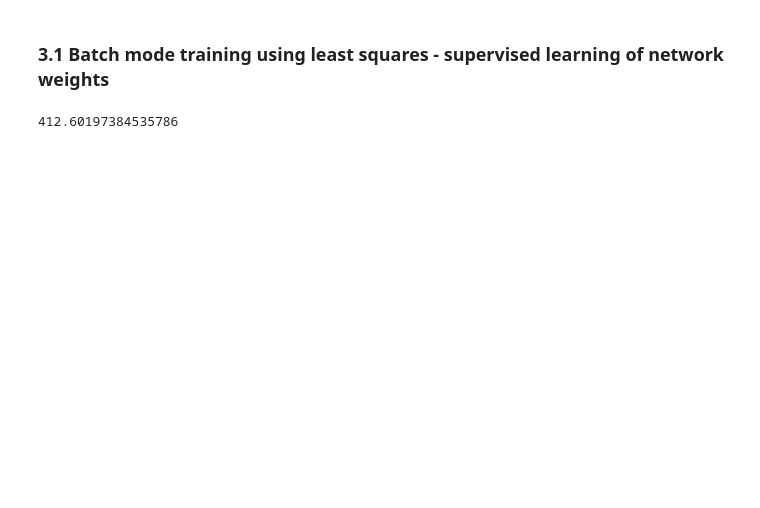
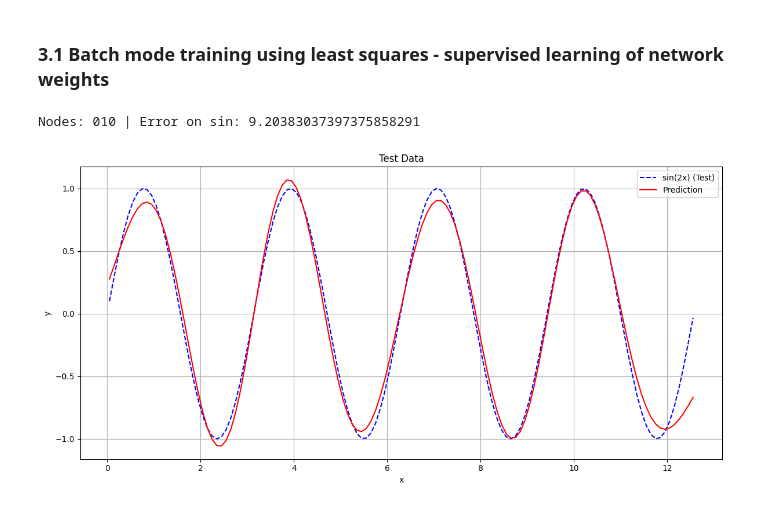
Before and after one commit to Seyoooo/ANNandDAlabs, a Jupyter notebook: Lab2/RBF.ipynb, the cells around one changed output. Drawn from its saved outputs; the diff is of its cells as text; code cells hidden in the pictures; blank space fills up the shorter version.

```diff
--- a/Lab2/RBF.ipynb
+++ b/Lab2/RBF.ipynb
@@ -57,18 +120,39 @@ training_square = square_fun(2 * x_train)
 ### 3.1 Batch mode training using least squares - supervised learning of network weights
 # %%
 lr = 0.01
-epochs = 100
 nb_nodes = 10
 sigma = 1
 
-network = RBFnetwork(1, nb_nodes, lr)
+network_sin = RBFnetwork(1, nb_nodes, lr)
 
 # Place by hand the rbf nodes
 # A good first approach is to divide the interval uniformally
 # And use a fixed sigma
 for i in range(nb_nodes):
     w = np.array(2*i*pi/nb_nodes)
-    network.set_rbf_node(i, w, sigma)
+    network_sin.set_rbf_node(i, w, sigma)
+
 # Another good idea is to put more values at defining points of the curve
+
+network_sin.batch_learn(x_train, training_sin)
+
+abs_error = network_sin.abs_evaluate(x_test, test_sin)
+print(f"Nodes: {nb_nodes:03} | Error on sin: {abs_error:.20f}")
+
+pred = network_sin.predict(x_test)
+
+plt.figure(figsize=(12, 6))
+plt.plot(x_test, test_sin, label='sin(2x) (Test)', linestyle='--', color='blue')
+plt.plot(x_test, pred, label='Prediction', color='red')
+plt.xlabel('x')
+plt.ylabel('y')
+plt.title('Test Data')
+plt.legend()
+plt.grid(True)
+
+plt.tight_layout()  # Ensures the subplots don't overlap
+
+plt.show()
 # %% [output]
-412.60197384535786
+Nodes: 010 | Error on sin: 9.20383037397375858291
+[figure, added]
```
Also changed, not shown: parts of 6 cells of this notebook, 15 other files.
